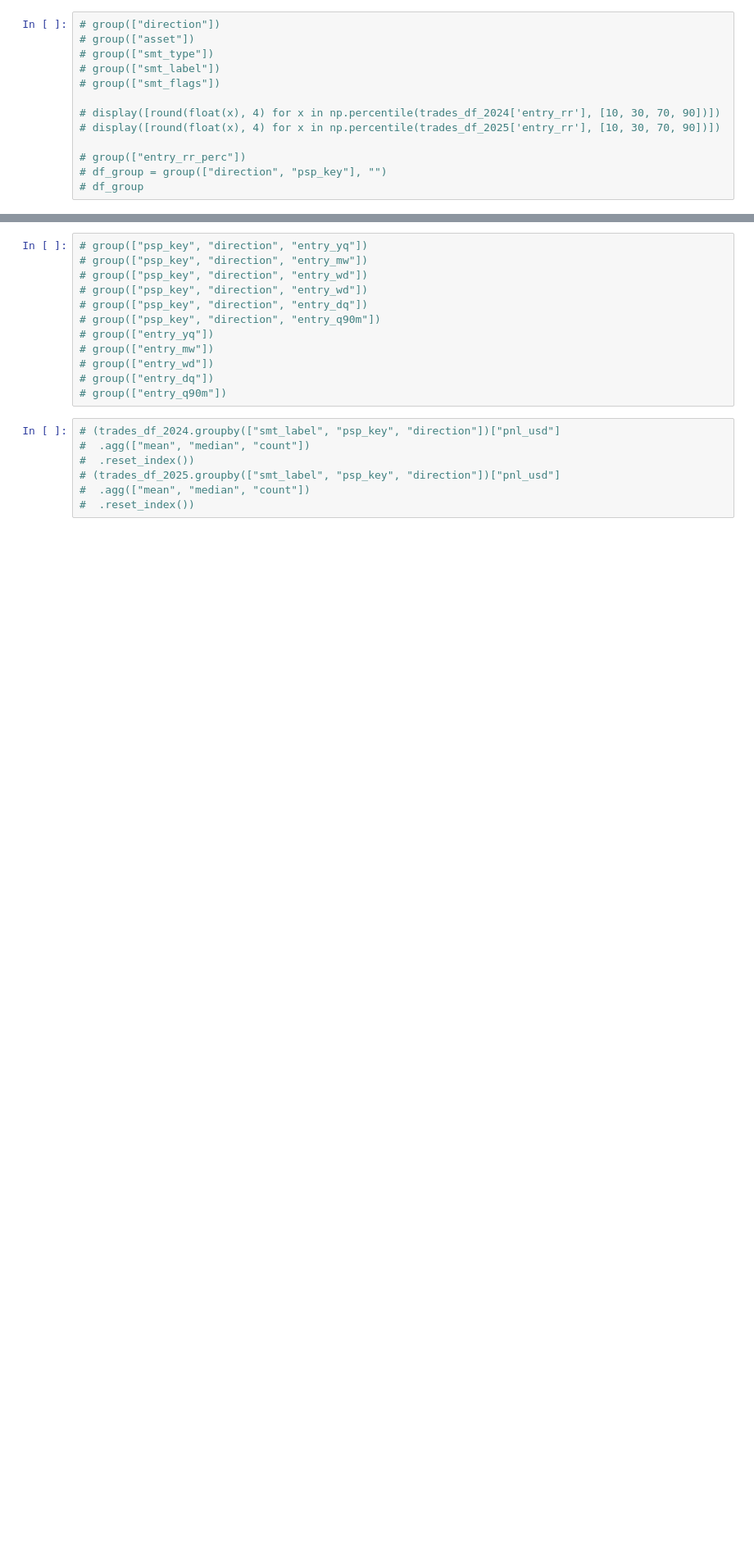
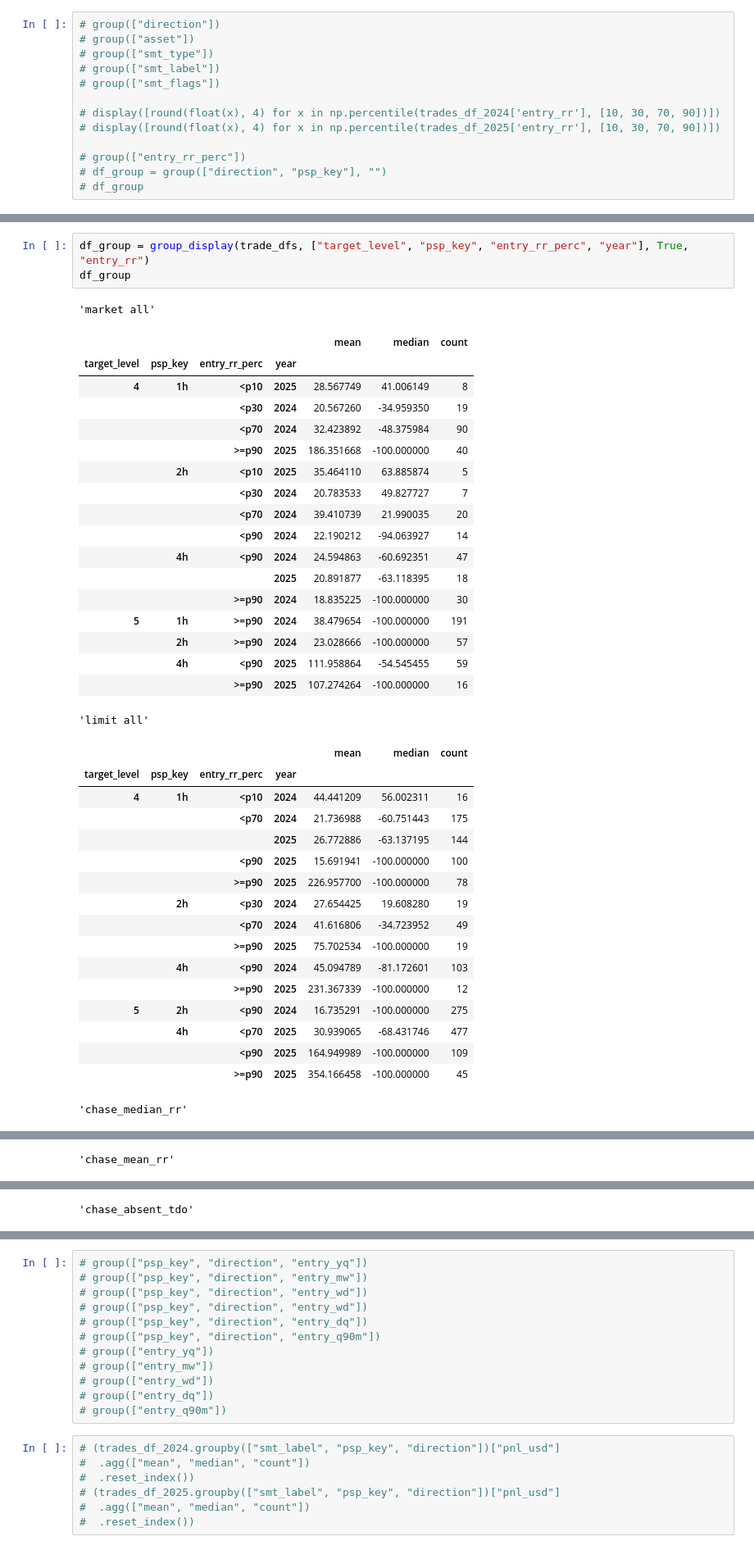
Before and after one commit to vlamitin/backtester, a Jupyter notebook: strategies_analyzer.ipynb, the cells around one changed output, grey strips where cells are left out. Shown at 82% size. Cells and saved outputs as stored; diff of their text form; blank space fills up the shorter version.

```diff
--- a/strategies_analyzer.ipynb
+++ b/strategies_analyzer.ipynb
@@ -344,0 +170,40 @@ df_group
+# %%
+df_group = group_display(trade_dfs, ["target_level", "psp_key", "entry_rr_perc", "year"], True, "entry_rr")
+df_group
+# %% [output]
+'market all'
+|  |  |  |  | mean | median | count |
+| target_level | psp_key | entry_rr_perc | year |  |  |  |
+| 4 | 1h | <p10 | 2025 | 28.567749 | 41.006149 | 8 |
+|  |  | <p30 | 2024 | 20.567260 | -34.959350 | 19 |
+|  |  | <p70 | 2024 | 32.423892 | -48.375984 | 90 |
+|  |  | >=p90 | 2025 | 186.351668 | -100.000000 | 40 |
+|  | 2h | <p10 | 2025 | 35.464110 | 63.885874 | 5 |
+|  |  | <p30 | 2024 | 20.783533 | 49.827727 | 7 |
+|  |  | <p70 | 2024 | 39.410739 | 21.990035 | 20 |
+|  |  | <p90 | 2024 | 22.190212 | -94.063927 | 14 |
+|  | 4h | <p90 | 2024 | 24.594863 | -60.692351 | 47 |
+|  |  |  | 2025 | 20.891877 | -63.118395 | 18 |
+|  |  | >=p90 | 2024 | 18.835225 | -100.000000 | 30 |
+| 5 | 1h | >=p90 | 2024 | 38.479654 | -100.000000 | 191 |
+|  | 2h | >=p90 | 2024 | 23.028666 | -100.000000 | 57 |
+|  | 4h | <p90 | 2025 | 111.958864 | -54.545455 | 59 |
+|  |  | >=p90 | 2025 | 107.274264 | -100.000000 | 16 |
+'limit all'
+|  |  |  |  | mean | median | count |
+| target_level | psp_key | entry_rr_perc | year |  |  |  |
+| 4 | 1h | <p10 | 2024 | 44.441209 | 56.002311 | 16 |
+|  |  | <p70 | 2024 | 21.736988 | -60.751443 | 175 |
+|  |  |  | 2025 | 26.772886 | -63.137195 | 144 |
+|  |  | <p90 | 2025 | 15.691941 | -100.000000 | 100 |
+|  |  | >=p90 | 2025 | 226.957700 | -100.000000 | 78 |
+|  | 2h | <p30 | 2024 | 27.654425 | 19.608280 | 19 |
+|  |  | <p70 | 2024 | 41.616806 | -34.723952 | 49 |
+|  |  | >=p90 | 2025 | 75.702534 | -100.000000 | 19 |
+|  | 4h | <p90 | 2024 | 45.094789 | -81.172601 | 103 |
+|  |  | >=p90 | 2025 | 231.367339 | -100.000000 | 12 |
+| 5 | 2h | <p90 | 2024 | 16.735291 | -100.000000 | 275 |
+|  | 4h | <p70 | 2025 | 30.939065 | -68.431746 | 477 |
+|  |  | <p90 | 2025 | 164.949989 | -100.000000 | 109 |
+|  |  | >=p90 | 2025 | 354.166458 | -100.000000 | 45 |
+'chase_median_rr'
@@ -344,0 +222 @@ df_group
+'chase_mean_rr'
@@ -344,0 +238 @@ df_group
+'chase_absent_tdo'
```
Also changed, not shown: parts of 5 cells of this notebook, 5 other files.
